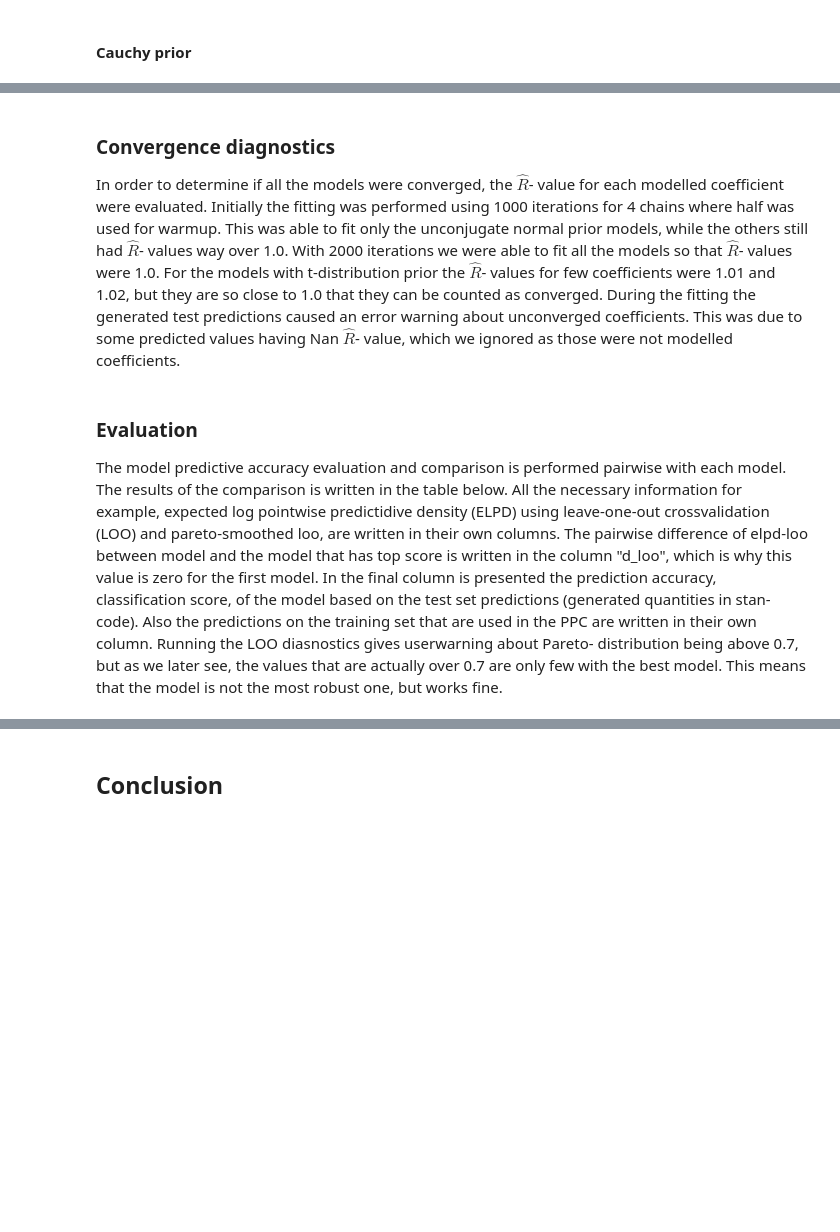
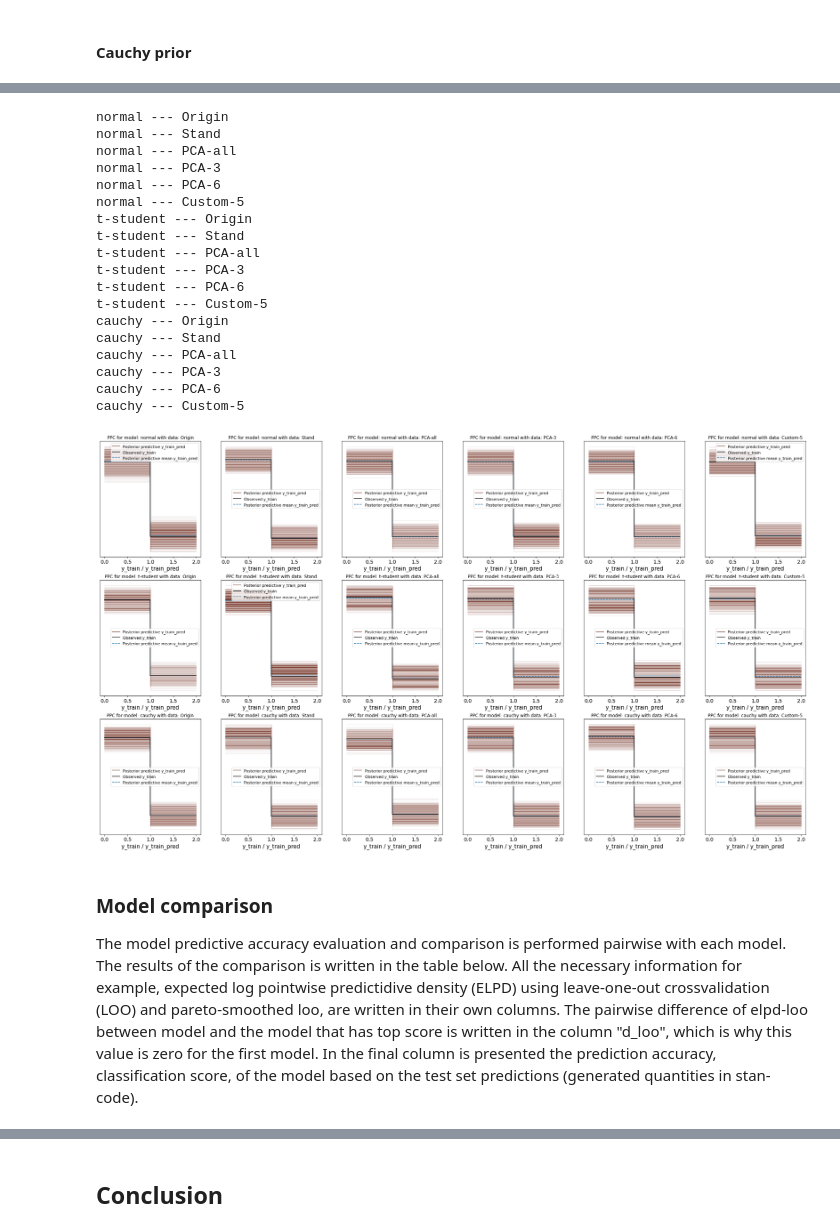
Before and after one commit to kurokaj/BDA_project, a Jupyter notebook: project.ipynb, the cells around one changed output, grey strips where cells are left out. Drawn from its saved outputs; the diff is of its cells as text; code cells hidden in the pictures; blank space fills up the shorter version.

Commit message:
Refactoring and texts for preprocessing, experimenting and data analysis.

```diff
--- a/project.ipynb
+++ b/project.ipynb
@@ -234,5 +225,0 @@ datasets["PCA ALL"] = DatasetTemplate("PCA all", X_all_train, X_all_test, y_all_
-# %%
-data_custom = data[:,[1,3,4,6,7]]
-X_c_train, X_c_test, y_c_train, y_c_test = train_test_split(data_custom, labels)
-X_c_train, X_c_test = standardize(X_c_train, X_c_test)
-datasets["MY 5"] = DatasetTemplate("MY 5", X_c_train, X_c_test, y_c_train, y_c_test)
@@ -318,10 +325,10 @@ normal_code = data_block + """
                           alpha ~ normal(0, 1);
                           beta ~ normal(0, 1);
 
-                          y ~ bernoulli_logit(alpha + x * beta);
+                          y_train ~ bernoulli_logit(alpha + x_train * beta);
                         }
                         """ + generated_block
 
 normal_model = pystan.StanModel(model_code=normal_code)
-models["normal"] = normal_model
+models["Normal"] = normal_model
 # %% [output]
@@ -348,10 +355,10 @@ t_prior_code =  data_block + """
                     beta[j] ~ normal(0, sigma_b[j]);
                   }
 
-                  y ~ bernoulli_logit(alpha + x * beta);
+                  y_train ~ bernoulli_logit(alpha + x_train * beta);
                 }
                 """ + generated_block
 
 t_prior_model = pystan.StanModel(model_code=t_prior_code)
-models["t"]= t_prior_model
+models["T-Student"]= t_prior_model
 # %% [output]
@@ -367,10 +374,10 @@ cauchy_prior_code =  data_block + """
                 model {
                   alpha ~ cauchy(0, 2);
                   beta ~ cauchy(0, 2);
-                  y ~ bernoulli_logit(alpha + x * beta);
+                  y_train ~ bernoulli_logit(alpha + x_train * beta);
                 }
                 """ + generated_block
 
 cauchy_model = pystan.StanModel(model_code=cauchy_prior_code)
-models["cauchy"]= cauchy_model
+models["Cauchy"]= cauchy_model
 # %% [output]
@@ -435,28 +459,44 @@ The PPC is marginalizing over posterior inferences in order to get the predicted
 # %%
 # Plot all posterior predictive checks to one large plot -> add to appendices
-#[fig, axes] = plt.subplots(6, 3)
+[fig, axes] = plt.subplots(3, 6)
 
-#for m,model in enumerate(models.keys()):
-#    for d,dataset in enumerate(datasets.keys()):
-#        print(model + " --- " + dataset)
-#        fit_ppc = fits[dataset][model]
-#        data_ppc = az.from_pystan(
-#             posterior=fit_ppc,
-#             posterior_predictive='y_train_pred',
-#             observed_data=['y'],
-#          )
-#        az.plot_ppc(data_ppc, data_pairs = {'y' : 'y_train_pred'}, ax= axes[d,m])
-#        axes[d,m].set_title(("PPC for model: "+ model + " with data: " + dataset))
+for m, model in enumerate(models.keys()):
+    for d, dataset in enumerate(datasets.keys()):
+        print(model + " --- " + dataset)
+        fit_ppc = fits[dataset][model]
+        data_ppc = az.from_pystan(
+                posterior=fit_ppc,
+                posterior_predictive='y_train_pred',
+                observed_data=['y_train'],
+             )
+        az.plot_ppc(data_ppc, data_pairs = {'y_train' : 'y_train_pred'}, ax= axes[m,d])
+        axes[m,d].set_title(("PPC for model: "+ model + " with data: " + dataset))
 
-#fig.set_figheight(35)
-#fig.set_figwidth(20)
-#fig.savefig('PPC_all.png')
+fig.set_figheight(20)
+fig.set_figwidth(35)
+fig.savefig('PPC_all.png')
+# %% [output]
+normal --- Origin
+normal --- Stand
+normal --- PCA-all
+normal --- PCA-3
+normal --- PCA-6
+normal --- Custom-5
+t-student --- Origin
+t-student --- Stand
+t-student --- PCA-all
+t-student --- PCA-3
+t-student --- PCA-6
+t-student --- Custom-5
+cauchy --- Origin
+cauchy --- Stand
+cauchy --- PCA-all
+cauchy --- PCA-3
+cauchy --- PCA-6
+cauchy --- Custom-5
+[figure, added]
-# %% [markdown]
-### Convergence diagnostics
-
-In order to determine if all the models were converged, the $\hat{R}$- value for each modelled coefficient were evaluated. Initially the fitting was performed using 1000 iterations for 4 chains where half was used for warmup. This was able to fit only the unconjugate normal prior models, while the others still had $\hat{R}$- values way over 1.0. With 2000 iterations we were able to fit all the models so that $\hat{R}$- values were 1.0. For the models with t-distribution prior the $\hat{R}$- values for few coefficients were 1.01 and 1.02, but they are so close to 1.0 that they can be counted as converged. During the fitting the generated test predictions caused an error warning about unconverged coefficients. This was due to some predicted values having Nan $\hat{R}$- value, which we ignored as those were not modelled coefficients.
 # %% [markdown]
-### Evaluation
+### Model comparison
 
-The model predictive accuracy evaluation and comparison is performed pairwise with each model. The results of the comparison is written in the table below. All the necessary information for example, expected log pointwise predictidive density (ELPD) using leave-one-out crossvalidation (LOO) and pareto-smoothed loo, are written in their own columns. The pairwise difference of elpd-loo between model and the model that has top score is written in the column "d_loo", which is why this value is zero for the first model. In the final column is presented the prediction accuracy, classification score, of the model based on the test set predictions (generated quantities in stan-code). Also the predictions on the training set that are used in the PPC are written in their own column. Running the LOO diasnostics gives userwarning about Pareto- distribution being above 0.7, but as we later see, the values that are actually over 0.7 are only few with the best model. This means that the model is not the most robust one, but works fine.
+The model predictive accuracy evaluation and comparison is performed pairwise with each model. The results of the comparison is written in the table below. All the necessary information for example, expected log pointwise predictidive density (ELPD) using leave-one-out crossvalidation (LOO) and pareto-smoothed loo, are written in their own columns. The pairwise difference of elpd-loo between model and the model that has top score is written in the column "d_loo", which is why this value is zero for the first model. In the final column is presented the prediction accuracy, classification score, of the model based on the test set predictions (generated quantities in stan-code).
 # %%
```
Also changed, not shown: parts of 81 cells of this notebook, 1 other file.
